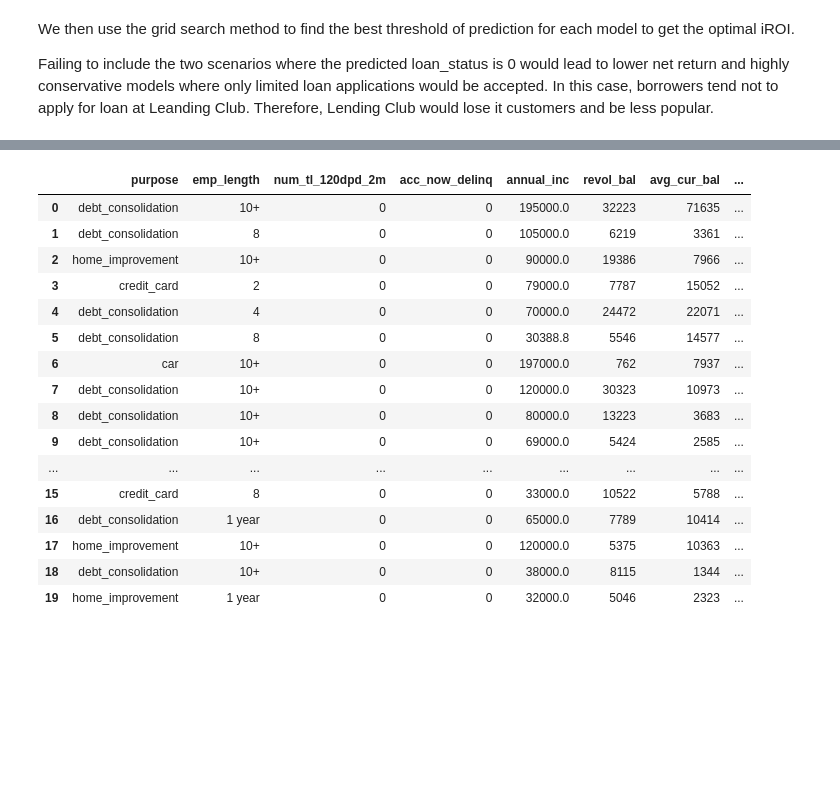
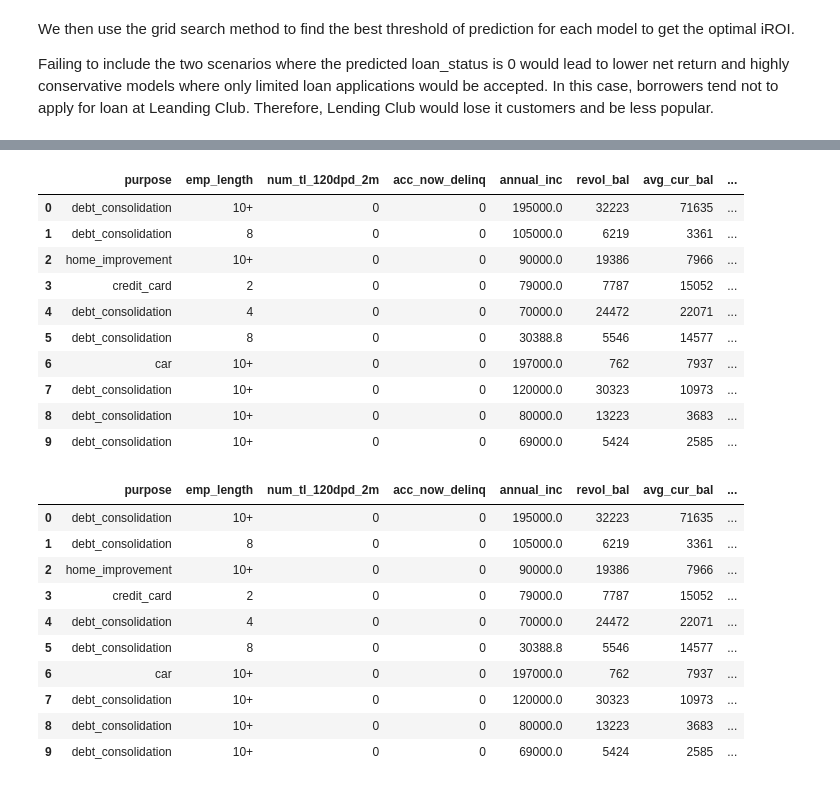
Before and after one commit to hurrialice/cs109, a Jupyter notebook: notebooks/Models.ipynb, the cells around one changed output, grey strips where cells are left out. Drawn from its saved outputs; the diff is of its cells as text; code cells hidden in the pictures; blank space fills up the shorter version.

```diff
--- a/notebooks/Models.ipynb
+++ b/notebooks/Models.ipynb
@@ -724,21 +787,40 @@ df_discrimination["Neural_Network"] = update_y_pred(X_acc, "Random Forest", rf_c
-# %%
-df_discrimination.to_csv("../Data/cdf_discrimination.csv")
-display(df_discrimination.head(20))
-# %% [output]
-|  | purpose | emp_length | num_tl_120dpd_2m | acc_now_delinq | annual_inc | revol_bal | avg_cur_bal | ... |
-| 0 | debt_consolidation | 10+ | 0 | 0 | 195000.0 | 32223 | 71635 | ... |
-| 1 | debt_consolidation | 8 | 0 | 0 | 105000.0 | 6219 | 3361 | ... |
-| 2 | home_improvement | 10+ | 0 | 0 | 90000.0 | 19386 | 7966 | ... |
-| 3 | credit_card | 2 | 0 | 0 | 79000.0 | 7787 | 15052 | ... |
-| 4 | debt_consolidation | 4 | 0 | 0 | 70000.0 | 24472 | 22071 | ... |
-| 5 | debt_consolidation | 8 | 0 | 0 | 30388.8 | 5546 | 14577 | ... |
-| 6 | car | 10+ | 0 | 0 | 197000.0 | 762 | 7937 | ... |
-| 7 | debt_consolidation | 10+ | 0 | 0 | 120000.0 | 30323 | 10973 | ... |
-| 8 | debt_consolidation | 10+ | 0 | 0 | 80000.0 | 13223 | 3683 | ... |
-| 9 | debt_consolidation | 10+ | 0 | 0 | 69000.0 | 5424 | 2585 | ... |
-| ... | ... | ... | ... | ... | ... | ... | ... | ... |
-| 15 | credit_card | 8 | 0 | 0 | 33000.0 | 10522 | 5788 | ... |
-| 16 | debt_consolidation | 1 year | 0 | 0 | 65000.0 | 7789 | 10414 | ... |
-| 17 | home_improvement | 10+ | 0 | 0 | 120000.0 | 5375 | 10363 | ... |
-| 18 | debt_consolidation | 10+ | 0 | 0 | 38000.0 | 8115 | 1344 | ... |
-| 19 | home_improvement | 1 year | 0 | 0 | 32000.0 | 5046 | 2323 | ... |
+# %%
+roi_discrimination = acc.loc[:, discrimination_col_names]
+rf_cutoff = roi_dict["Random Forest"][1]
+roi_discrimination["Random_Forest"] = update_y_pred(X_acc, "Random Forest", rf_cutoff)
+nn_cutoff = roi_dict["Neural Network"][1]
+roi_discrimination["Neural_Network"] = update_y_pred(X_acc, "Neural Network", nn_cutoff)
+roi_discrimination.to_csv("../Data/roi_discrimination.csv")
+display(roi_discrimination.head(10))
+# %% [output]
+|  | purpose | emp_length | num_tl_120dpd_2m | acc_now_delinq | annual_inc | revol_bal | avg_cur_bal | ... |
+| 0 | debt_consolidation | 10+ | 0 | 0 | 195000.0 | 32223 | 71635 | ... |
+| 1 | debt_consolidation | 8 | 0 | 0 | 105000.0 | 6219 | 3361 | ... |
+| 2 | home_improvement | 10+ | 0 | 0 | 90000.0 | 19386 | 7966 | ... |
+| 3 | credit_card | 2 | 0 | 0 | 79000.0 | 7787 | 15052 | ... |
+| 4 | debt_consolidation | 4 | 0 | 0 | 70000.0 | 24472 | 22071 | ... |
+| 5 | debt_consolidation | 8 | 0 | 0 | 30388.8 | 5546 | 14577 | ... |
+| 6 | car | 10+ | 0 | 0 | 197000.0 | 762 | 7937 | ... |
+| 7 | debt_consolidation | 10+ | 0 | 0 | 120000.0 | 30323 | 10973 | ... |
+| 8 | debt_consolidation | 10+ | 0 | 0 | 80000.0 | 13223 | 3683 | ... |
+| 9 | debt_consolidation | 10+ | 0 | 0 | 69000.0 | 5424 | 2585 | ... |
+# %%
+iroi_discrimination = acc.loc[:, discrimination_col_names]
+rf_cutoff = iroi_dict["Random Forest"][1]
+iroi_discrimination["Random_Forest"] = update_y_pred(X_acc, "Random Forest", rf_cutoff)
+nn_cutoff = iroi_dict["Neural Network"][1]
+iroi_discrimination["Neural_Network"] = update_y_pred(X_acc, "Neural Network", nn_cutoff)
+iroi_discrimination.to_csv("../Data/iroi_discrimination.csv")
+display(iroi_discrimination.head(10))
+# %% [output]
+|  | purpose | emp_length | num_tl_120dpd_2m | acc_now_delinq | annual_inc | revol_bal | avg_cur_bal | ... |
+| 0 | debt_consolidation | 10+ | 0 | 0 | 195000.0 | 32223 | 71635 | ... |
+| 1 | debt_consolidation | 8 | 0 | 0 | 105000.0 | 6219 | 3361 | ... |
+| 2 | home_improvement | 10+ | 0 | 0 | 90000.0 | 19386 | 7966 | ... |
+| 3 | credit_card | 2 | 0 | 0 | 79000.0 | 7787 | 15052 | ... |
+| 4 | debt_consolidation | 4 | 0 | 0 | 70000.0 | 24472 | 22071 | ... |
+| 5 | debt_consolidation | 8 | 0 | 0 | 30388.8 | 5546 | 14577 | ... |
+| 6 | car | 10+ | 0 | 0 | 197000.0 | 762 | 7937 | ... |
+| 7 | debt_consolidation | 10+ | 0 | 0 | 120000.0 | 30323 | 10973 | ... |
+| 8 | debt_consolidation | 10+ | 0 | 0 | 80000.0 | 13223 | 3683 | ... |
+| 9 | debt_consolidation | 10+ | 0 | 0 | 69000.0 | 5424 | 2585 | ... |
```
Also changed, not shown: parts of 25 cells of this notebook, 22 other files.
